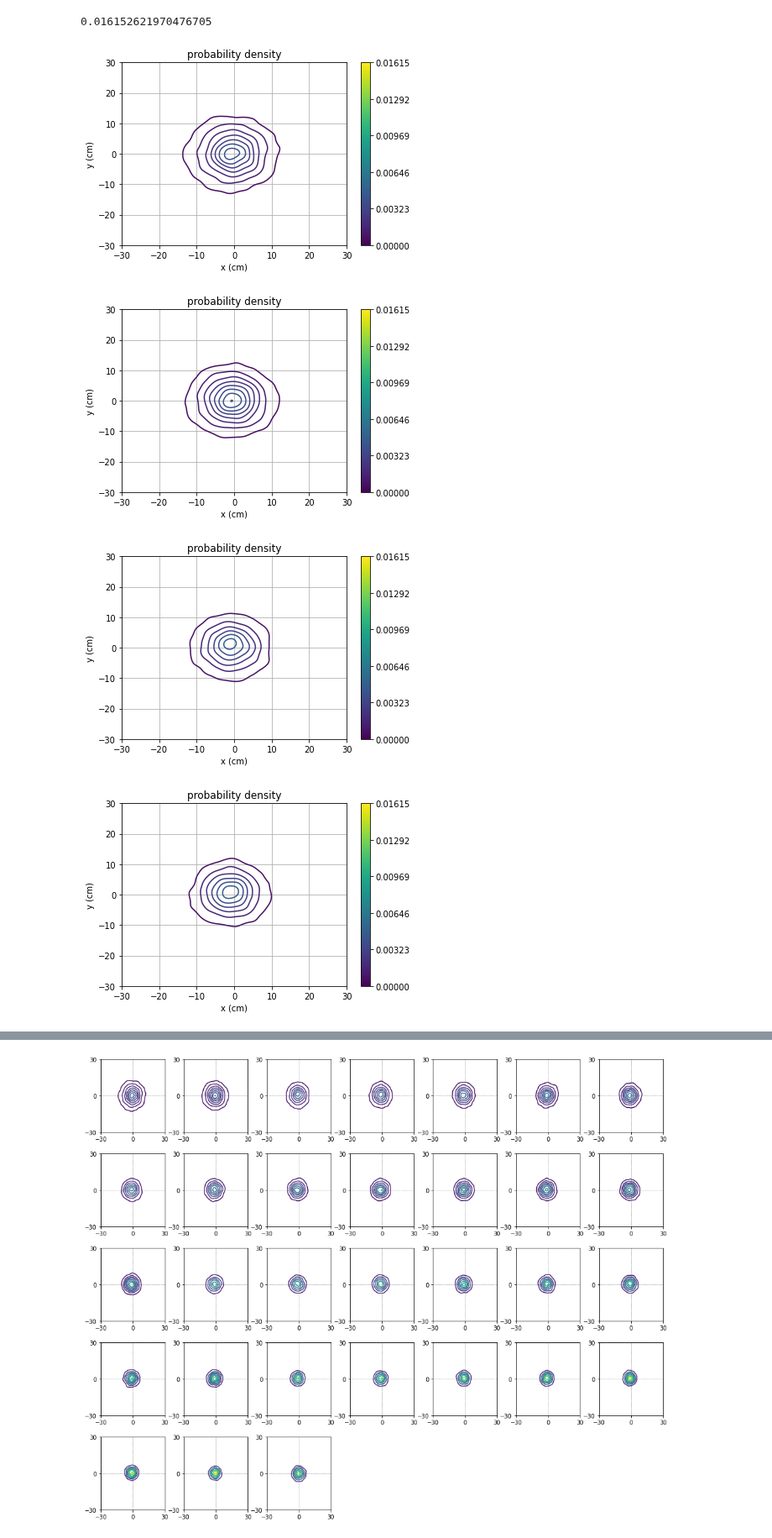
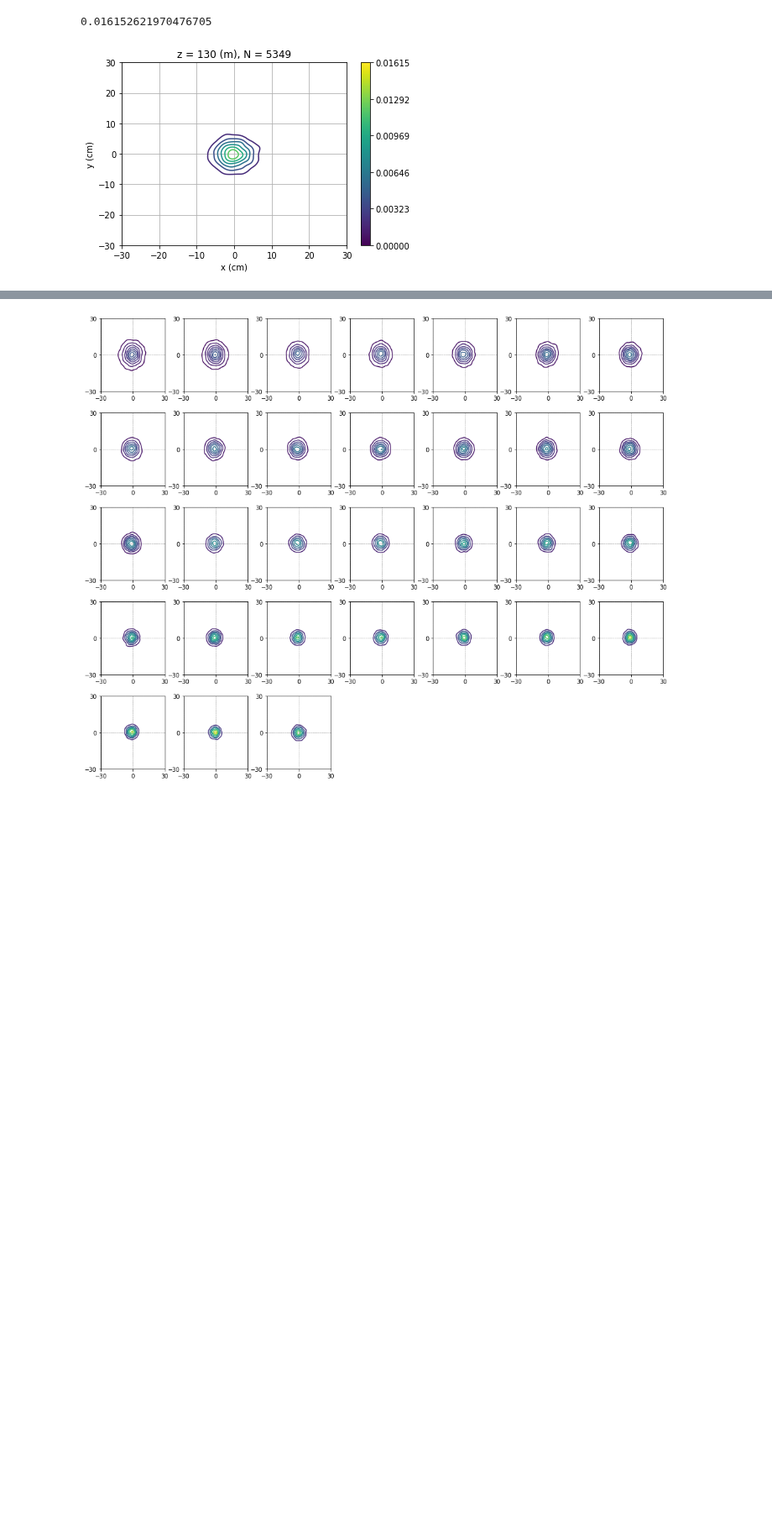
Before and after one commit to criggall/muon-cooling, a Jupyter notebook: emittance.ipynb, the cells around one changed output, grey strips where cells are left out. Shown at 84% size. Saved outputs shown, nothing was run; the diff lists cells and outputs as text; code cells hidden in the pictures; blank space fills up the shorter version.

Commit message:
More plotting to compare with paper

```diff
--- a/emittance.ipynb
+++ b/emittance.ipynb
@@ -111,24 +131,24 @@ print(max_kde)
 # %% [output]
 0.016152621970476705
 # %%
-# Contour plots:
-for i in range(31):
-    plt.figure(i)
-    im = plt.tricontour(x_vals[i],y_vals[i],kde_vals[i])
+# Animated contour plot:
+fig = plt.figure()
+def animate(frame):
+    plt.clf()
+    im = plt.tricontour(x_vals[frame],y_vals[frame],kde_vals[frame])
     norm = Normalize(vmin=0,vmax=max_kde)
-    mapp = cm.ScalarMappable(norm=norm, cmap='inferno')
+    mapp = cm.ScalarMappable(norm=norm)
     cbar = plt.colorbar(mapp)
     im.set_clim(0,max_kde)
     cbar.update_normal(im)
     cbar.set_ticks(np.linspace(0,max_kde,num=6))
-    plt.title('probability density')
     plt.xlim(-30,30)
     plt.ylim(-30,30)
     plt.xlabel('x (cm)')
     plt.ylabel('y (cm)')
+    plt.title('z = '+str(round(position[frame]))+' (m), N = '+str(len(x_vals[frame])))
     plt.grid()
+animation = FuncAnimation(fig, animate, frames=31, interval=400, repeat=True)
+animation.save(fig_dir+'contour_animation.gif', writer='pillow')
 # %% [output]
-[figure, old version]
+[figure, new version]
-[figure, removed]
-[figure, removed]
-[figure, removed]
```
Also changed, not shown: parts of 8 cells of this notebook, 20 other files.
